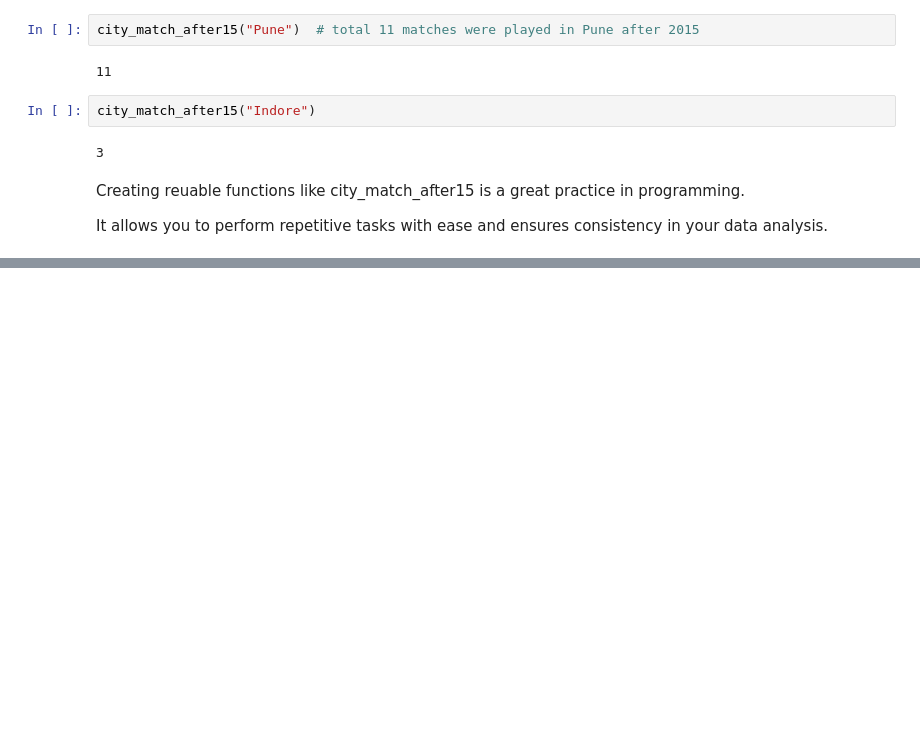
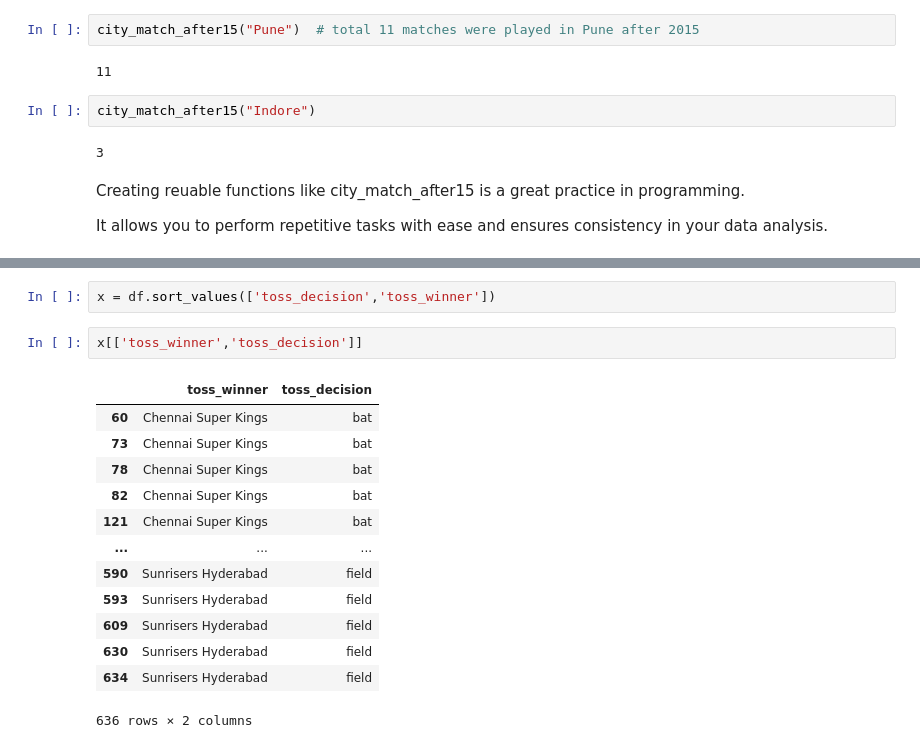
Before and after one commit to Srishti36912/Python_clg, a Jupyter notebook: ipl.ipynb, the cells around one changed output, grey strips where cells are left out. Drawn from its saved outputs; the diff is of its cells as text; blank space fills up the shorter version.

```diff
--- a/ipl.ipynb
+++ b/ipl.ipynb
@@ -505,0 +653,18 @@ It allows you to perform repetitive tasks with ease and ensures consistency in y
+# %%
+x = df.sort_values(['toss_decision','toss_winner'])
+# %%
+x[['toss_winner','toss_decision']]
+# %% [output]
+|  | toss_winner | toss_decision |
+| 60 | Chennai Super Kings | bat |
+| 73 | Chennai Super Kings | bat |
+| 78 | Chennai Super Kings | bat |
+| 82 | Chennai Super Kings | bat |
+| 121 | Chennai Super Kings | bat |
+| ... | ... | ... |
+| 590 | Sunrisers Hyderabad | field |
+| 593 | Sunrisers Hyderabad | field |
+| 609 | Sunrisers Hyderabad | field |
+| 630 | Sunrisers Hyderabad | field |
+| 634 | Sunrisers Hyderabad | field |
+636 rows × 2 columns
```
Also changed, not shown: parts of 13 cells of this notebook.
